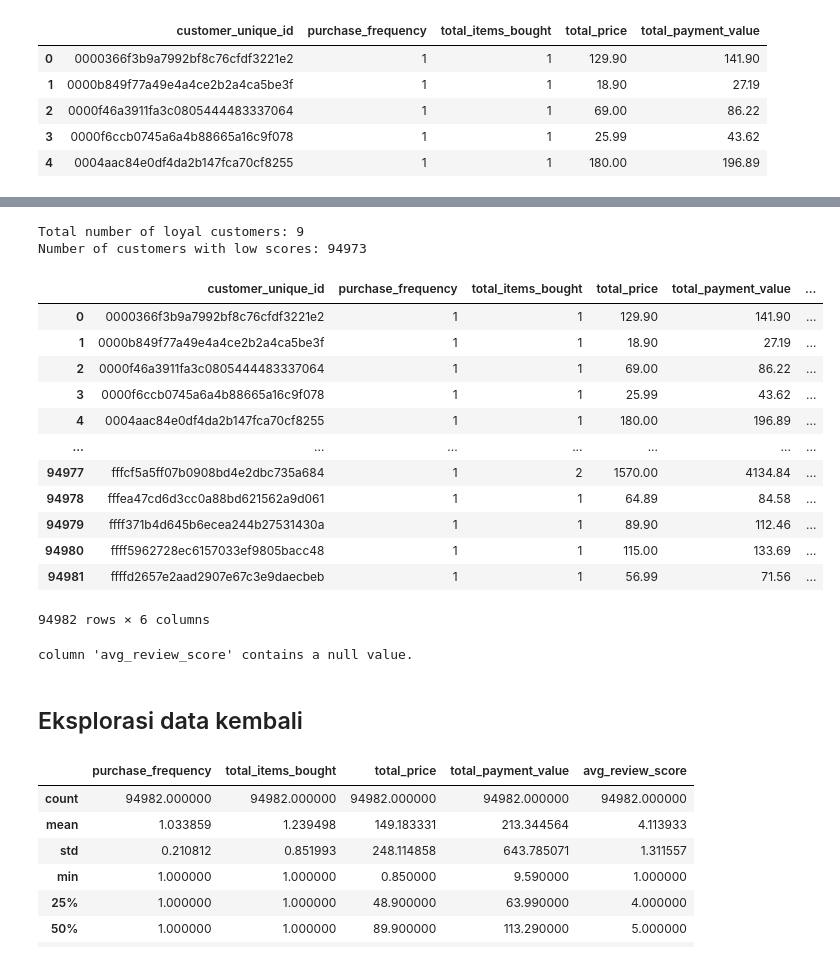
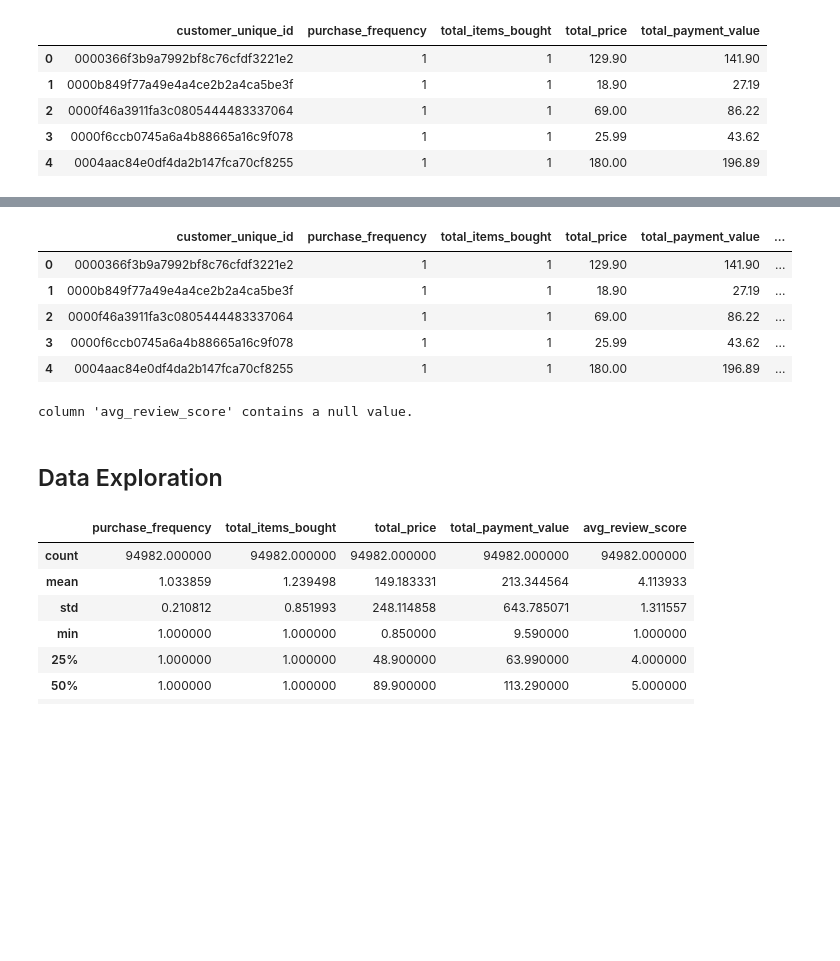
Before and after one commit to alfitopfp/Perqara-Assesment, a Jupyter notebook: Code/Customer_Segmentation.ipynb, the cells around one changed output, grey strips where cells are left out. Saved outputs shown, nothing was run; the diff lists cells and outputs as text; code cells hidden in the pictures; blank space fills up the shorter version.

```diff
--- a/Code/Customer_Segmentation.ipynb
+++ b/Code/Customer_Segmentation.ipynb
@@ -163,6 +162,6 @@ customer_order_merged_df
 # %%
-customer_order_merged_df = customer_order_merged_df[['order_id', 'customer_id','customer_unique_id','review_score', 'order_status', 'order_item_id',
-                                                    'product_id', 'price', 'payment_type', 'payment_value', 'review_id',
-                                                    'customer_city', 'customer_state']]
-customer_order_merged_df
+customer_order = customer_order_merged_df[['order_id', 'customer_id','customer_unique_id', 'order_status',
+                                            'order_item_id', 'product_id', 'price', 'payment_type', 'payment_value',
+                                            'review_score', 'review_id','customer_city', 'customer_state']]
+customer_order
 # %% [output]
@@ -191,0 +249,5 @@ column 'review_id' contains a null value.
+# %%
+# Data filter includes only successful transaction status
+valid_statuses = ['shipped', 'delivered', 'processing', 'approved', 'invoiced']
+customer_order = customer_order[customer_order['order_status'].isin(valid_statuses)]
+customer_order
@@ -208,5 +294,5 @@ customer_order_merged_df[customer_order_merged_df['payment_value'].isnull()]
 # %%
 # delete customer data that does not have an order_item_id and payment_value
-customer_order_merged_df = customer_order_merged_df.dropna(subset=['order_item_id', 'payment_value'])
-customer_order_merged_df
+customer_order = customer_order.dropna(subset=['order_item_id', 'payment_value'])
+customer_order
 # %% [output]
@@ -267,7 +370,7 @@ data with payment < 1 will be left because credit and voucher payment types caus
 To form a consumer behavior dataset, data will be aggregated based on customer unique identifiers to generate information on purchase frequency, total items purchased, and total payment value.
 # %%
 # Calculate purchase frequency and total purchase value per customer
-customer_behavior = customer_order_merged_df.groupby('customer_unique_id').agg({
+customer_behavior = customer_order.groupby('customer_unique_id').agg({
     'order_id': 'nunique',
     'product_id': 'count',
     'price': 'sum',
@@ -305,43 +395,21 @@ customer_behavior.describe()
-# %%
-# Set a threshold for loyal customers (e.g. more than 5 purchases and more than $500 value)
-loyal_customers = customer_behavior[(customer_behavior['purchase_frequency'] > 5) &
-                                    (customer_behavior['total_payment_value'] > 500)]
-
-# Define low-purchase customers
-low_value_customers = customer_behavior[(customer_behavior['purchase_frequency'] <= 5) |
-                                        (customer_behavior['total_payment_value'] <= 500)]
-
-# Display the number of customers in each segment
-print("Total number of loyal customers:", len(loyal_customers))
-print("Number of customers with low scores:", len(low_value_customers))
-# %% [output]
-Total number of loyal customers: 9
-Number of customers with low scores: 94973
 # %%
-review_behavior = customer_order_merged_df.groupby('customer_unique_id').agg({
+review_behavior = customer_order.groupby('customer_unique_id').agg({
     'review_score': 'mean',
 }).reset_index()
 
 review_behavior.rename(columns={
     'review_score': 'avg_review_score',
 }, inplace=True)
 
 customer_behavior = pd.merge(customer_behavior, review_behavior, on='customer_unique_id', how='left')
-customer_behavior
+customer_behavior.head()
 # %% [output]
 |  | customer_unique_id | purchase_frequency | total_items_bought | total_price | total_payment_value | ... |
 | 0 | 0000366f3b9a7992bf8c76cfdf3221e2 | 1 | 1 | 129.90 | 141.90 | ... |
 | 1 | 0000b849f77a49e4a4ce2b2a4ca5be3f | 1 | 1 | 18.90 | 27.19 | ... |
 | 2 | 0000f46a3911fa3c0805444483337064 | 1 | 1 | 69.00 | 86.22 | ... |
 | 3 | 0000f6ccb0745a6a4b88665a16c9f078 | 1 | 1 | 25.99 | 43.62 | ... |
 | 4 | 0004aac84e0df4da2b147fca70cf8255 | 1 | 1 | 180.00 | 196.89 | ... |
-| ... | ... | ... | ... | ... | ... | ... |
-| 94977 | fffcf5a5ff07b0908bd4e2dbc735a684 | 1 | 2 | 1570.00 | 4134.84 | ... |
-| 94978 | fffea47cd6d3cc0a88bd621562a9d061 | 1 | 1 | 64.89 | 84.58 | ... |
-| 94979 | ffff371b4d645b6ecea244b27531430a | 1 | 1 | 89.90 | 112.46 | ... |
-| 94980 | ffff5962728ec6157033ef9805bacc48 | 1 | 1 | 115.00 | 133.69 | ... |
-| 94981 | ffffd2657e2aad2907e67c3e9daecbeb | 1 | 1 | 56.99 | 71.56 | ... |
-94982 rows × 6 columns
 # %%
 check_missing_values(customer_behavior)
 # %% [output]
@@ -351,8 +419,8 @@ column 'avg_review_score' contains a null value.
 
 mean_value = customer_behavior['avg_review_score'].mean()
 customer_behavior['avg_review_score'].fillna(mean_value, inplace=True)
-# %% [markdown]
-## Eksplorasi data kembali
+# %% [markdown]
+## Data Exploration
 # %%
 # identifying data
 customer_behavior.describe()
```
Also changed, not shown: parts of 44 cells of this notebook.
